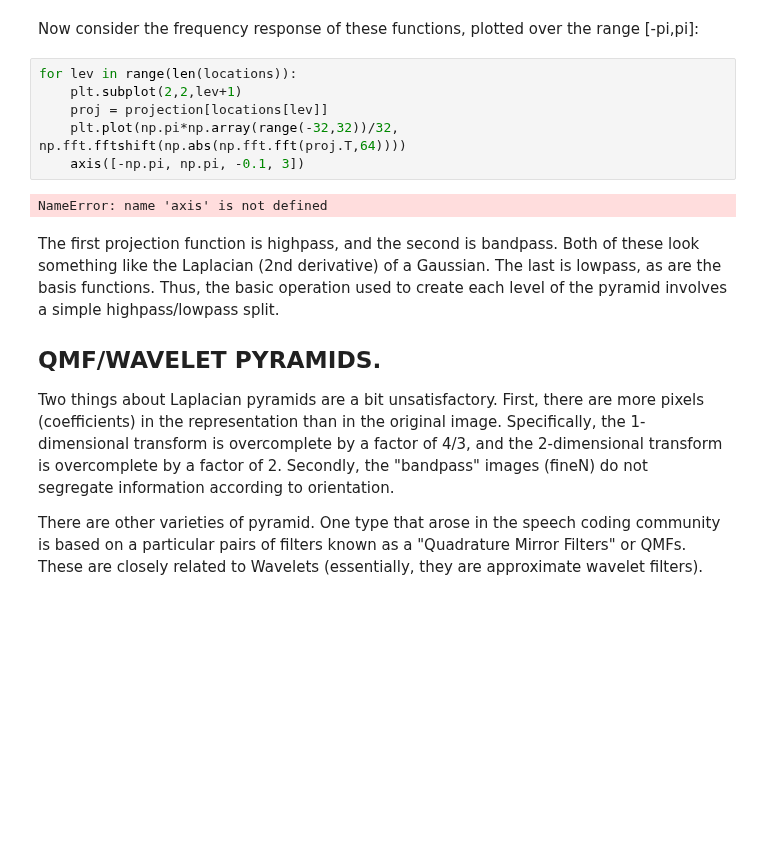
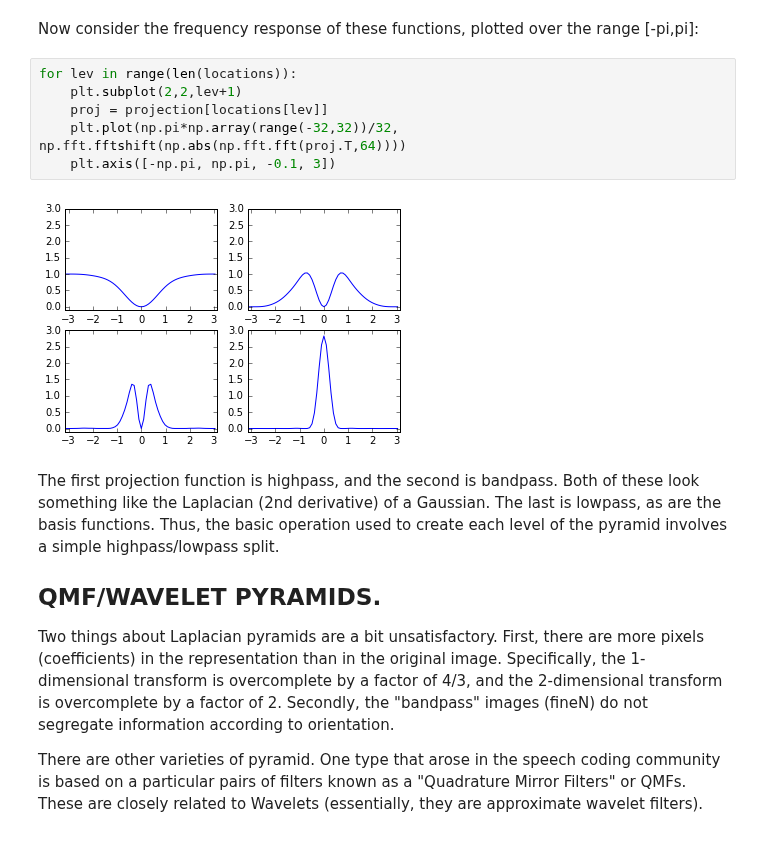
Before and after one commit to LabForComputationalVision/pyrtools, a Jupyter notebook: pyramids.ipynb, the cells around one changed output. Saved outputs shown, nothing was run; the diff lists cells and outputs as text; blank space fills up the shorter version.

```diff
--- a/pyramids.ipynb
+++ b/pyramids.ipynb
@@ -392,11 +407,11 @@ range [-pi,pi]:
 # %%
 for lev in range(len(locations)):
     plt.subplot(2,2,lev+1)
     proj = projection[locations[lev]]
     plt.plot(np.pi*np.array(range(-32,32))/32, np.fft.fftshift(np.abs(np.fft.fft(proj.T,64))))
-    axis([-np.pi, np.pi, -0.1, 3])
+    plt.axis([-np.pi, np.pi, -0.1, 3])
 # %% [output]
-NameError: name 'axis' is not defined
+[figure, added]
 # %% [markdown]
 The first projection function is highpass, and the second is bandpass.  Both
 of these look something like the Laplacian (2nd derivative) of a Gaussian.
```
Also changed, not shown: parts of 25 cells of this notebook, 2 other files.
